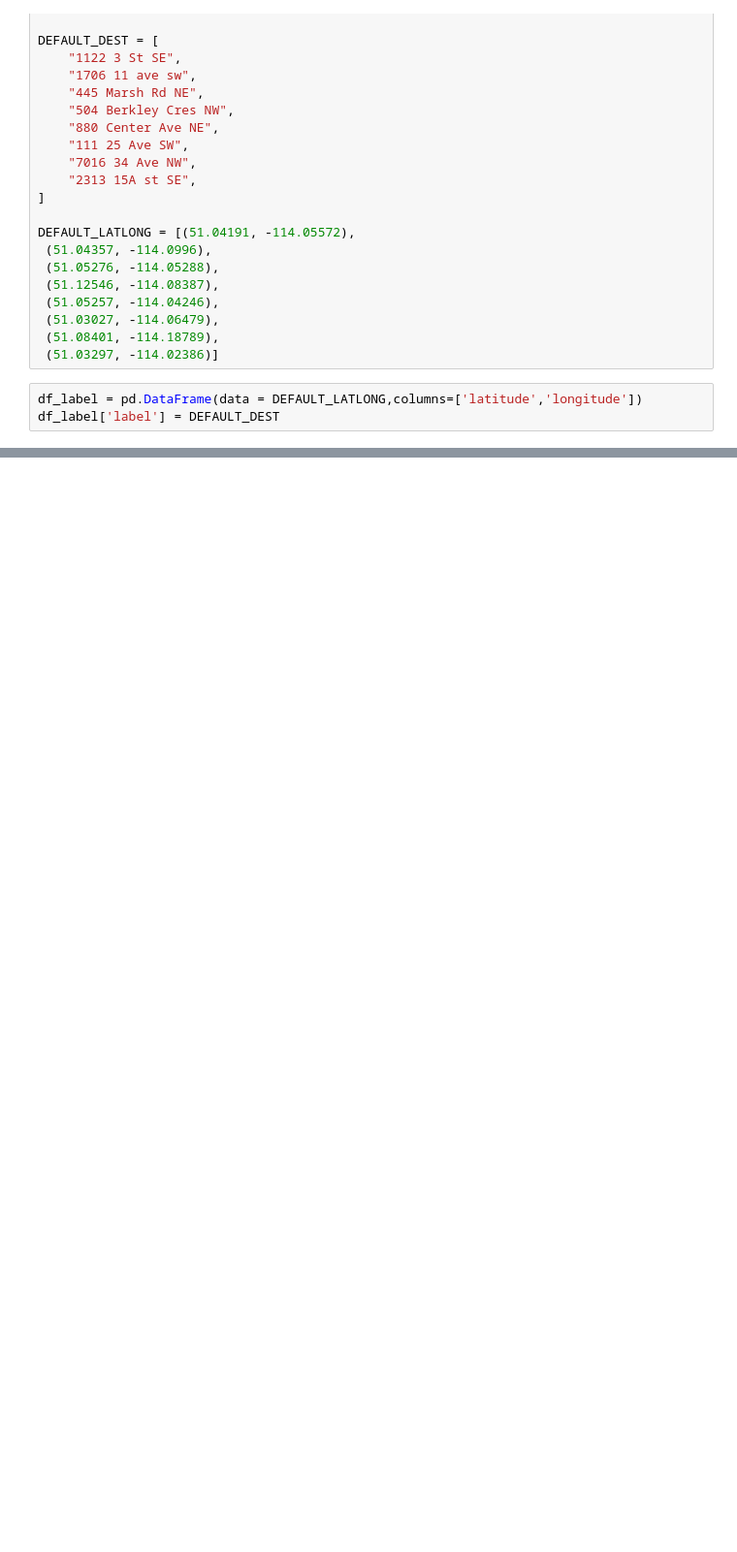
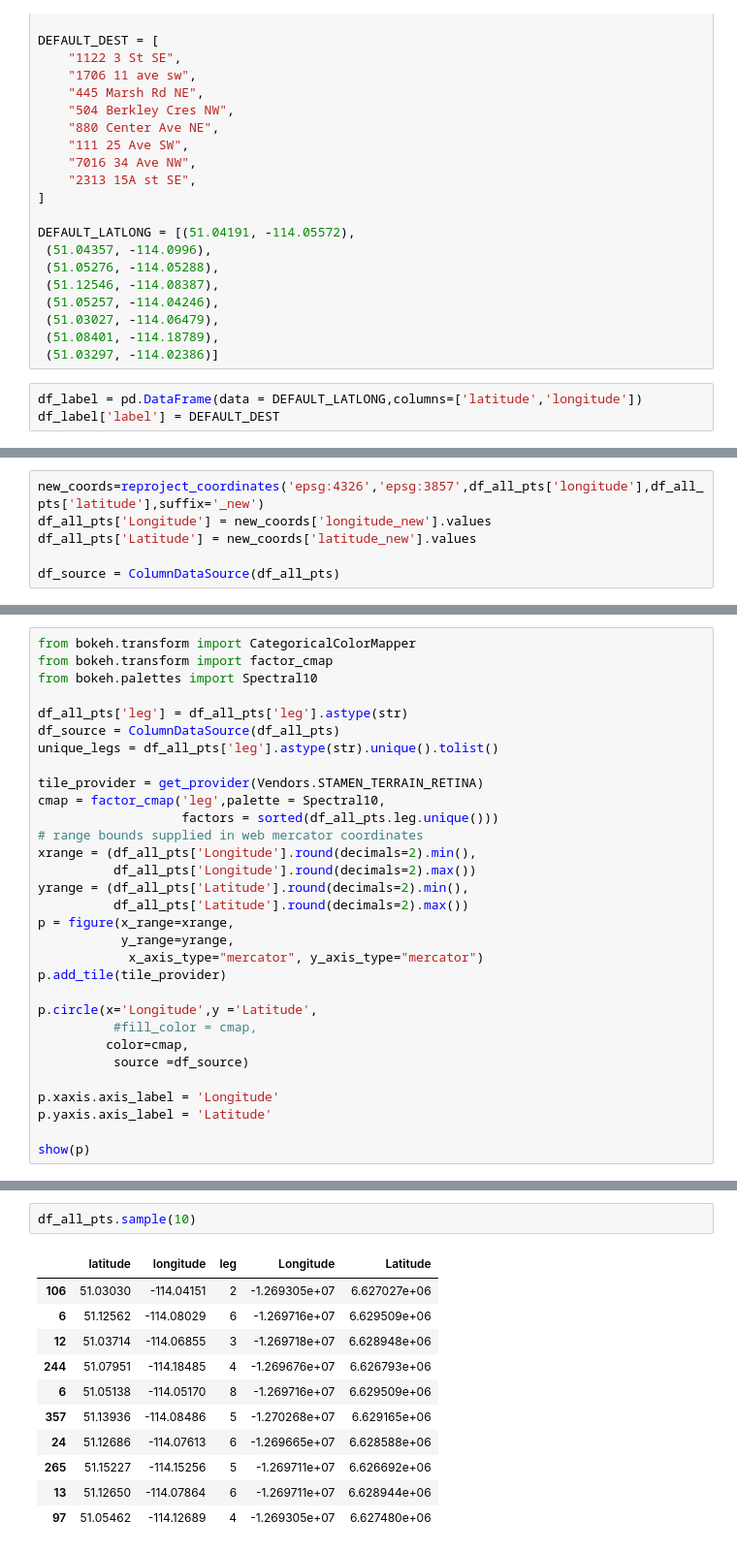
Before and after one commit to AntonBiryukovUofC/BoozeCruize, a Jupyter notebook: notebooks/bokeh_photon_test.ipynb, the cells around one changed output, grey strips where cells are left out. Shown: that part at 97% size. Drawn from its saved outputs; the diff is of its cells as text; blank space fills up the shorter version.

Commit message:
prototyped visuals with bokeh for the full route

```diff
--- a/notebooks/bokeh_photon_test.ipynb
+++ b/notebooks/bokeh_photon_test.ipynb
@@ -58,0 +82,6 @@ df_label
+# %%
+new_coords=reproject_coordinates('epsg:4326','epsg:3857',df_all_pts['longitude'],df_all_pts['latitude'],suffix='_new')
+df_all_pts['Longitude'] = new_coords['longitude_new'].values
+df_all_pts['Latitude'] = new_coords['latitude_new'].values
+
+df_source = ColumnDataSource(df_all_pts)
@@ -58,0 +90,31 @@ df_label
+# %%
+from bokeh.transform import CategoricalColorMapper
+from bokeh.transform import factor_cmap
+from bokeh.palettes import Spectral10
+
+df_all_pts['leg'] = df_all_pts['leg'].astype(str)
+df_source = ColumnDataSource(df_all_pts)
+unique_legs = df_all_pts['leg'].astype(str).unique().tolist()
+
+tile_provider = get_provider(Vendors.STAMEN_TERRAIN_RETINA)
+cmap = factor_cmap('leg',palette = Spectral10,
+                   factors = sorted(df_all_pts.leg.unique()))
+# range bounds supplied in web mercator coordinates
+xrange = (df_all_pts['Longitude'].round(decimals=2).min(),
+          df_all_pts['Longitude'].round(decimals=2).max())
+yrange = (df_all_pts['Latitude'].round(decimals=2).min(),
+          df_all_pts['Latitude'].round(decimals=2).max())
+p = figure(x_range=xrange,
+           y_range=yrange,
+            x_axis_type="mercator", y_axis_type="mercator")
+p.add_tile(tile_provider)
+
+p.circle(x='Longitude',y ='Latitude',
+          #fill_color = cmap,
+         color=cmap,
+          source =df_source)
+
+p.xaxis.axis_label = 'Longitude'
+p.yaxis.axis_label = 'Latitude'
+
+show(p)
@@ -58,0 +134,14 @@ df_label
+# %%
+df_all_pts.sample(10)
+# %% [output]
+|  | latitude | longitude | leg | Longitude | Latitude |
+| 106 | 51.03030 | -114.04151 | 2 | -1.269305e+07 | 6.627027e+06 |
+| 6 | 51.12562 | -114.08029 | 6 | -1.269716e+07 | 6.629509e+06 |
+| 12 | 51.03714 | -114.06855 | 3 | -1.269718e+07 | 6.628948e+06 |
+| 244 | 51.07951 | -114.18485 | 4 | -1.269676e+07 | 6.626793e+06 |
+| 6 | 51.05138 | -114.05170 | 8 | -1.269716e+07 | 6.629509e+06 |
+| 357 | 51.13936 | -114.08486 | 5 | -1.270268e+07 | 6.629165e+06 |
+| 24 | 51.12686 | -114.07613 | 6 | -1.269665e+07 | 6.628588e+06 |
+| 265 | 51.15227 | -114.15256 | 5 | -1.269711e+07 | 6.626692e+06 |
+| 13 | 51.12650 | -114.07864 | 6 | -1.269711e+07 | 6.628944e+06 |
+| 97 | 51.05462 | -114.12689 | 4 | -1.269305e+07 | 6.627480e+06 |
```
Also changed, not shown: parts of 8 cells of this notebook, 1 other file.
